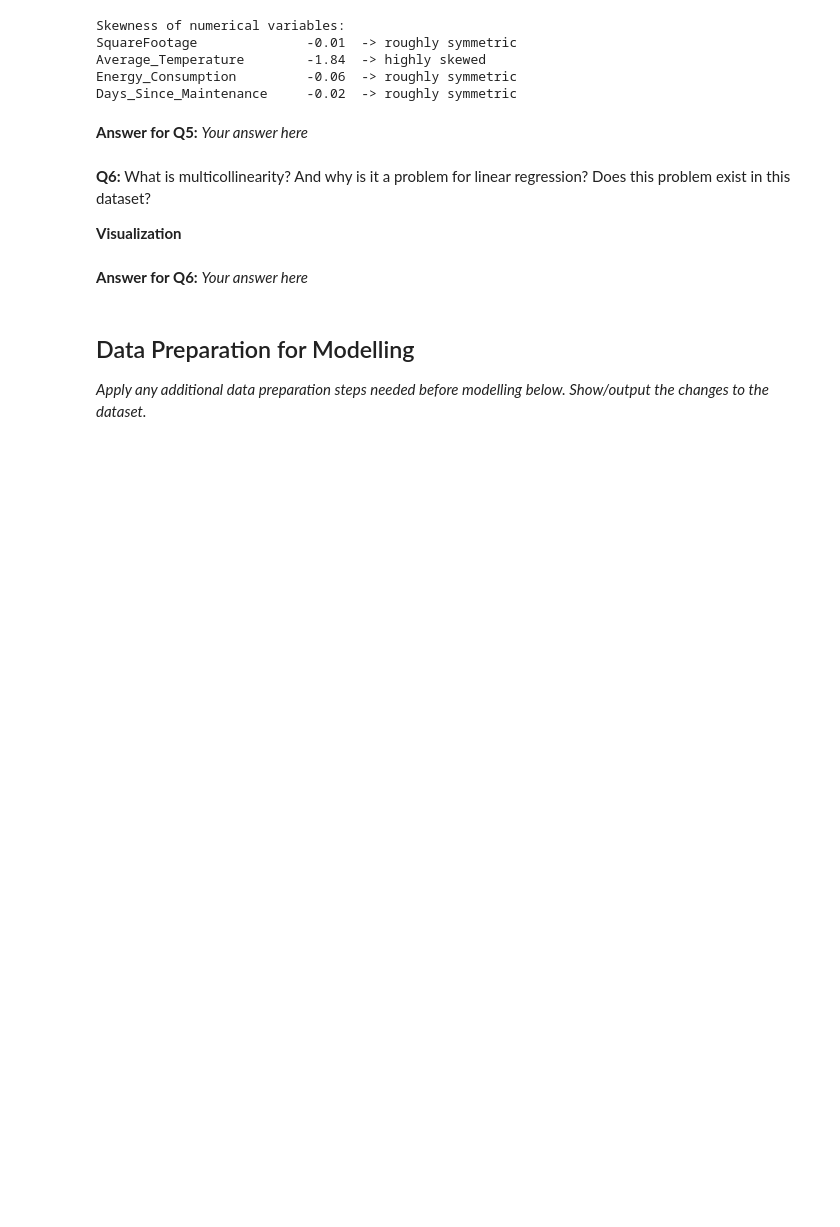
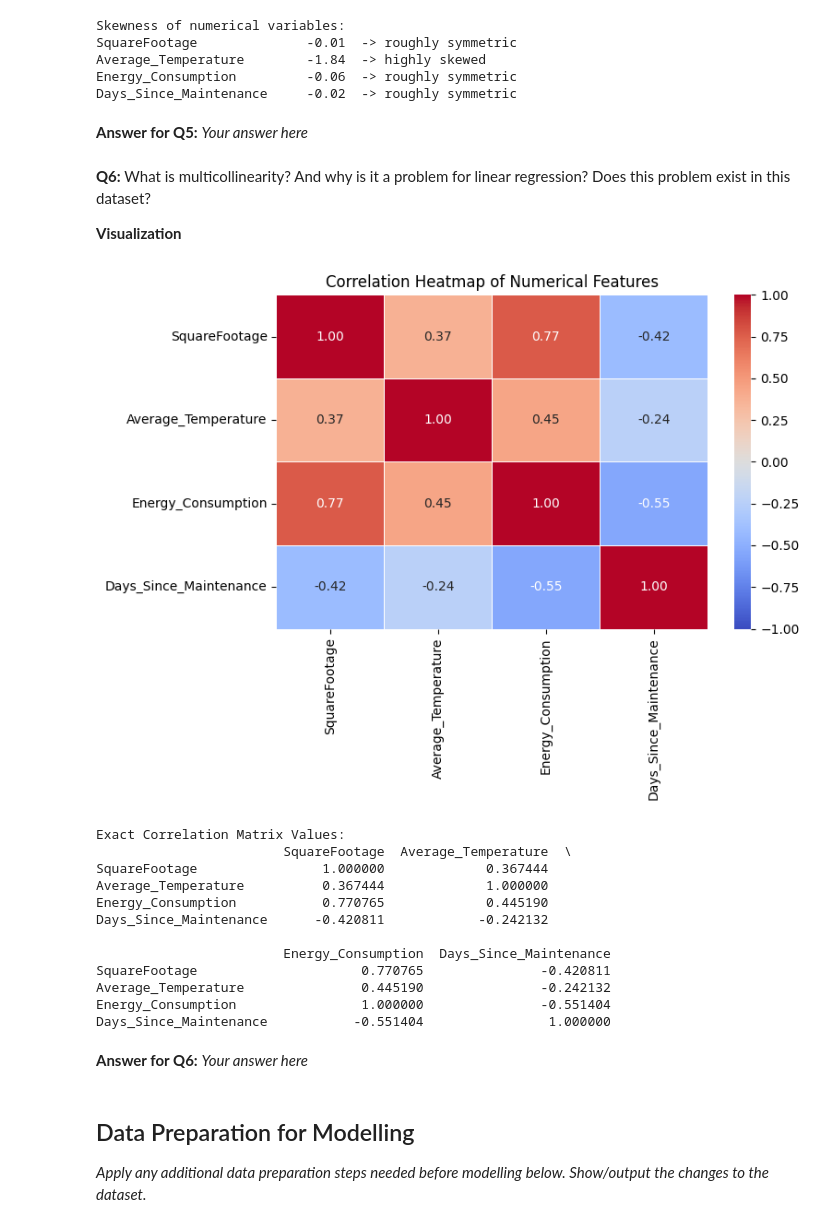
Before and after one commit to mikel56-lol/W26-MP1-Michael-Wael-Ali-Hassan-T02, a Jupyter notebook: Regression_Mini-Project_Starter.ipynb, the cells around one changed output. Saved outputs shown, nothing was run; the diff lists cells and outputs as text; code cells hidden in the pictures; blank space fills up the shorter version.

```diff
--- a/Regression_Mini-Project_Starter.ipynb
+++ b/Regression_Mini-Project_Starter.ipynb
@@ -453,6 +453,46 @@ Days_Since_Maintenance     -0.02  -> roughly symmetric
 dataset?
 
 **Visualization**
+# %%
+# Select only the numerical columns from our cleaned dataframe to analyze their correlations
+num_df = data.select_dtypes(include=[np.number])
+
+# Compute the pairwise correlation matrix for all selected numerical variables
+corr_matrix = num_df.corr()
+
+# Create a new figure window with a specific width and height (8 by 6 inches)
+plt.figure(figsize=(8, 6))
+
+# Generate a heatmap to visualize the correlation matrix, with numbers annotated inside cells,
+# using a diverging color map ('coolwarm'), formatted to 2 decimal places, and fixing color limits from -1 to 1
+sns.heatmap(corr_matrix, annot=True, cmap='coolwarm', fmt='.2f', vmin=-1, vmax=1, linewidths=0.5)
+
+# Set the title at the top of the heatmap plot
+plt.title('Correlation Heatmap of Numerical Features')
+
+# Adjust layout automatically to ensure labels, ticks, and titles fit properly without cropping
+plt.tight_layout()
+
+# Render and display the generated heatmap visualization
+plt.show()
+
+# Print the exact numerical correlation values in the console output for thorough inspection
+print("Exact Correlation Matrix Values:")
+print(corr_matrix)
+# %% [output]
+[figure, added]
+Exact Correlation Matrix Values:
+                        SquareFootage  Average_Temperature  \
+SquareFootage                1.000000             0.367444
+Average_Temperature          0.367444             1.000000
+Energy_Consumption           0.770765             0.445190
+Days_Since_Maintenance      -0.420811            -0.242132
+
+                        Energy_Consumption  Days_Since_Maintenance
+SquareFootage                     0.770765               -0.420811
+Average_Temperature               0.445190               -0.242132
+Energy_Consumption                1.000000               -0.551404
+Days_Since_Maintenance           -0.551404                1.000000
 # %% [markdown]
 **Answer for Q6:** _Your answer here_
 # %% [markdown]
```
Also changed, not shown: parts of 3 cells of this notebook.
